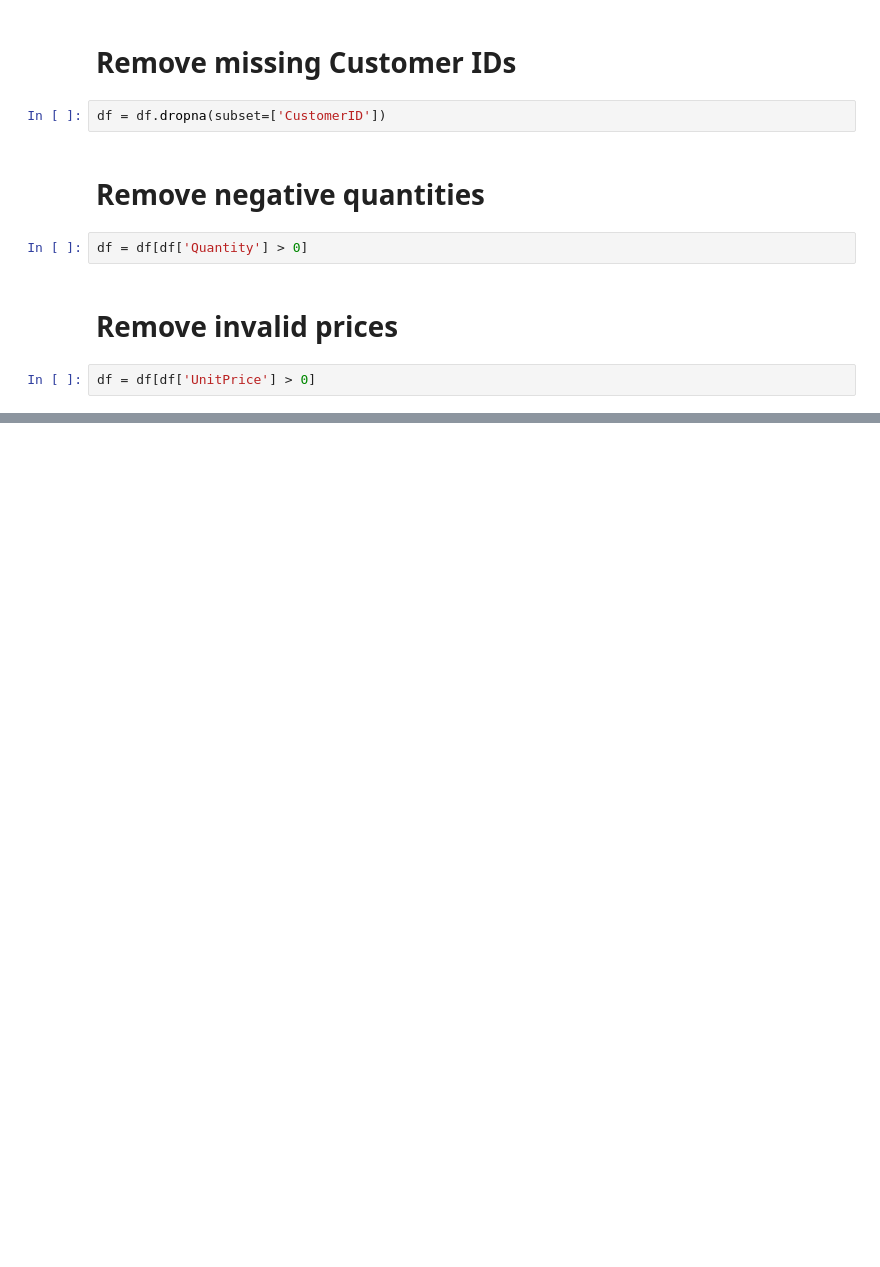
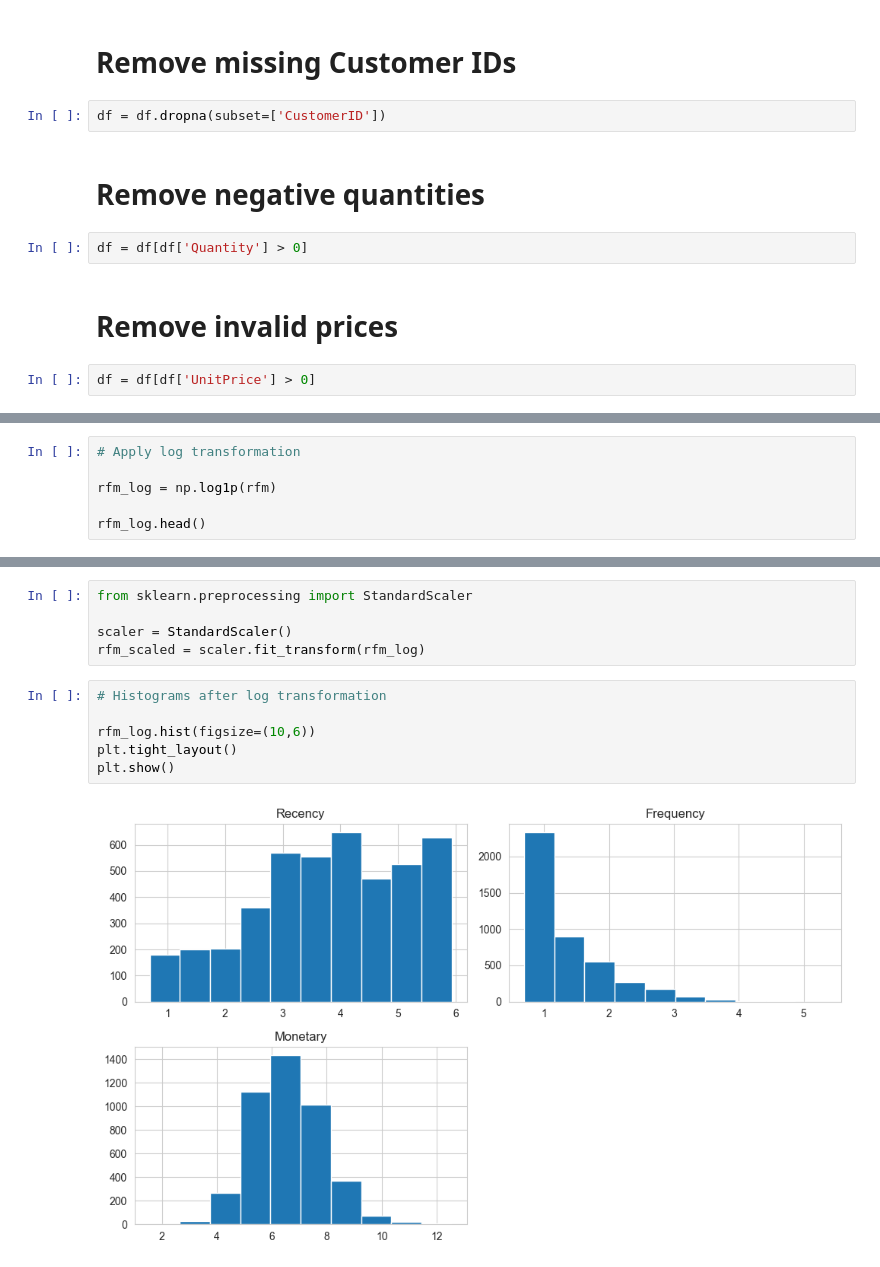
Before and after one commit to Ubahfavour12/BI-Customer-Segmentation-Project, a Jupyter notebook: customer_segmentation_final.ipynb, the cells around one changed output, grey strips where cells are left out. Drawn from its saved outputs; the diff is of its cells as text; blank space fills up the shorter version.

```diff
--- a/customer_segmentation_final.ipynb
+++ b/customer_segmentation_final.ipynb
@@ -109,0 +259,6 @@ df = df[df['UnitPrice'] > 0]
+# %%
+# Apply log transformation
+
+rfm_log = np.log1p(rfm)
+
+rfm_log.head()
@@ -109,0 +273,13 @@ df = df[df['UnitPrice'] > 0]
+# %%
+from sklearn.preprocessing import StandardScaler
+
+scaler = StandardScaler()
+rfm_scaled = scaler.fit_transform(rfm_log)
+# %%
+# Histograms after log transformation
+
+rfm_log.hist(figsize=(10,6))
+plt.tight_layout()
+plt.show()
+# %% [output]
+[figure, added]
```
Also changed, not shown: parts of 36 cells of this notebook, 3 other files.
